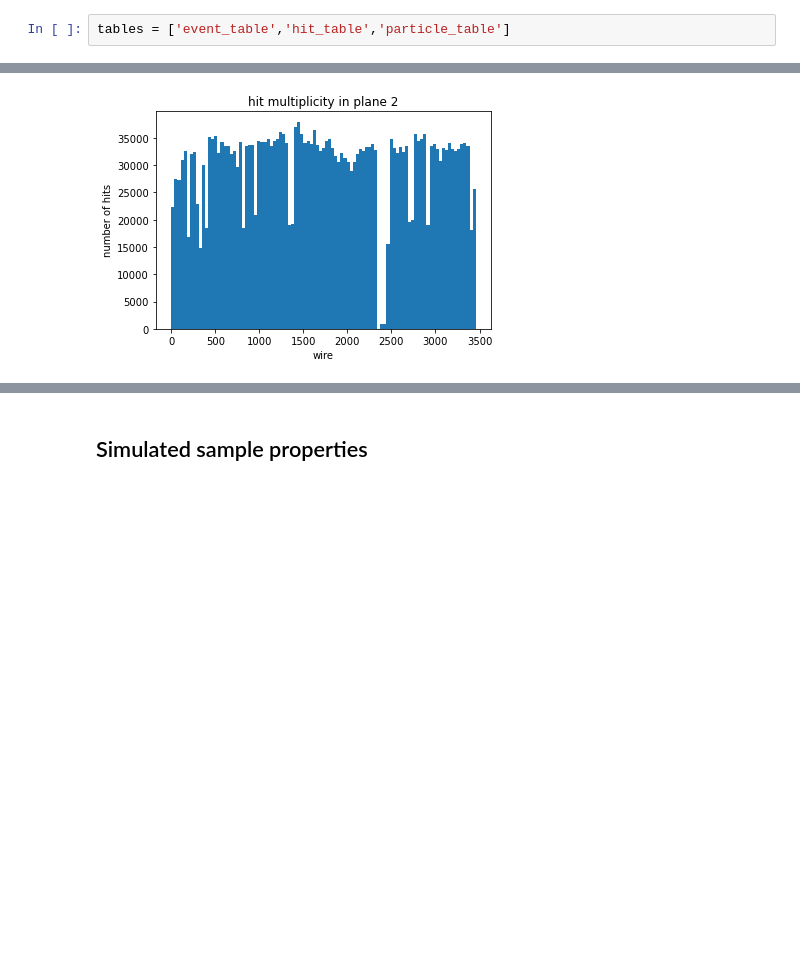
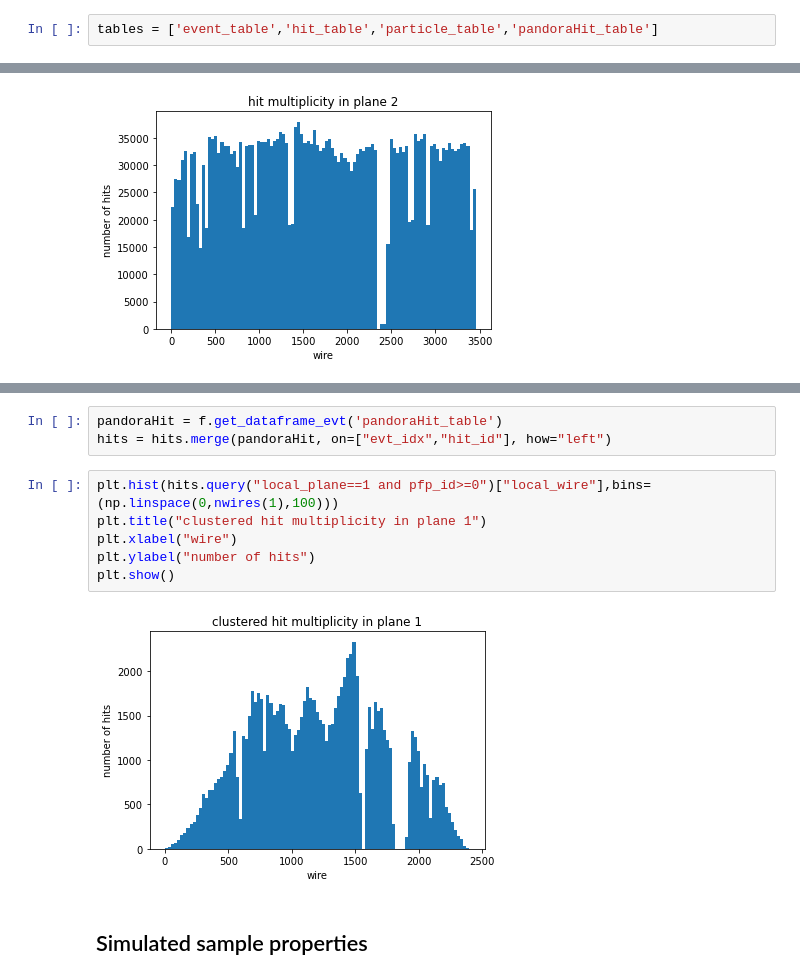
Before and after one commit to cerati/ubopendata, a Jupyter notebook: Sample Exploration.ipynb, the cells around one changed output, grey strips where cells are left out. Cells and saved outputs as stored; diff of their text form; blank space fills up the shorter version.

Commit message:
add check on clustered hits in plane 1

```diff
--- a/Sample Exploration.ipynb
+++ b/Sample Exploration.ipynb
@@ -39,7 +39,7 @@ print(f.keys())
 Printing top-level keys (data tables):
 <KeysViewHDF5 ['edep_table', 'event_table', 'hit_table', 'opflash_table', 'opflashsumpe_table', 'ophit_table', 'pandoraHit_table', 'pandoraPfp_table', 'pandoraPrimary_table', 'particle_table']>
 # %%
-tables = ['event_table','hit_table','particle_table']
+tables = ['event_table','hit_table','particle_table','pandoraHit_table']
 # %%
 for t in tables: f.add_group(t)
 f.read_data(startevt, nevts)
@@ -153,3 +155,14 @@ for p in range(0,nplanes()):
+# %%
+pandoraHit = f.get_dataframe_evt('pandoraHit_table')
+hits = hits.merge(pandoraHit, on=["evt_idx","hit_id"], how="left")
+# %%
+plt.hist(hits.query("local_plane==1 and pfp_id>=0")["local_wire"],bins=(np.linspace(0,nwires(1),100)))
+plt.title("clustered hit multiplicity in plane 1")
+plt.xlabel("wire")
+plt.ylabel("number of hits")
+plt.show()
+# %% [output]
+[figure, added]
 # %% [markdown]
 ## Simulated sample properties
 # %% [markdown]
```
Also changed, not shown: parts of 1 cell of this notebook.
